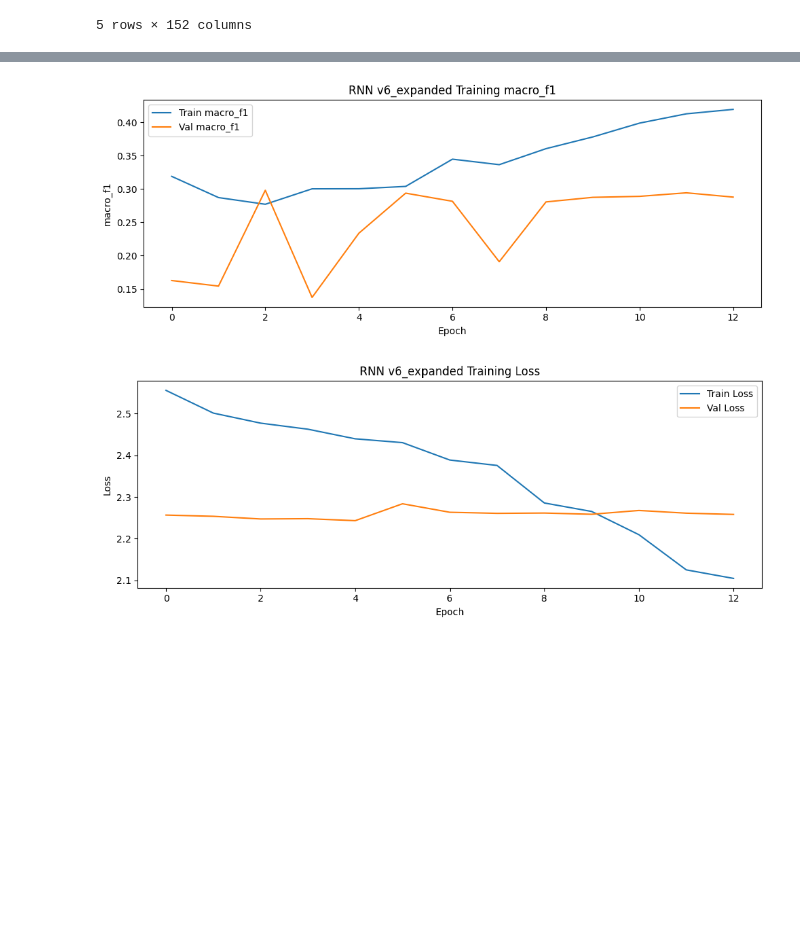
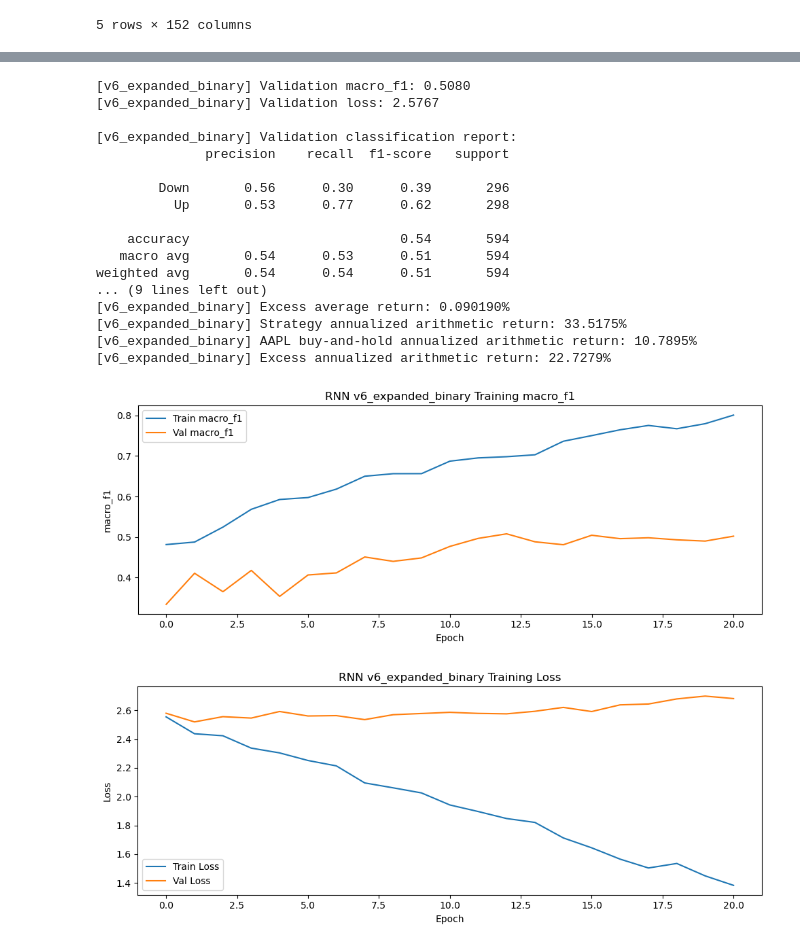
Before and after one commit to CharonWTang/STOCK_PREDICTION, a Jupyter notebook: Charon_Final.ipynb, the cells around one changed output, grey strips where cells are left out. Drawn from its saved outputs; the diff is of its cells as text; code cells hidden in the pictures; blank space fills up the shorter version.

```diff
--- a/Charon_Final.ipynb
+++ b/Charon_Final.ipynb
@@ -959,8 +1028,13 @@ Other possible helping solution:
 # %%
 # since we want to transfer the data, we need to understand the data.
 # the indicator of the market: SPY
-# start from add_technical_features output, then append alpha/beta from ret_1d.
+# start from add_technical_features output, then remove AAPL raw OHLCV/corporate-action columns.
 
 AAPL_data_expand = add_technical_features(AAPL_data)
+AAPL_raw_cols = [col for col in AAPL_data.columns if col in AAPL_data_expand.columns]
+AAPL_data_expand = AAPL_data_expand.drop(columns=AAPL_raw_cols)
+
+print("Dropped AAPL raw columns:", AAPL_raw_cols)
+print("AAPL technical-only shape:", AAPL_data_expand.shape)
 AAPL_data_expand.head(20)
 # %% [output]
@@ -1038,6 +1143,13 @@ AAPL_data_expand.head(50)
 # %%
 # Adding these seems meaningful information, let's see if it helps
-x_train_exp, y_train_exp, x_val_exp, y_val_exp, x_test_exp, y_test_exp = single_stock_split(
+# Binary setup: train removes flat days using the 3-class threshold first; validation/test use 0 as the Down/Up boundary.
+(
+    x_train_exp, y_train_exp,
+    x_val_exp, y_val_exp,
+    x_test_exp, y_test_exp,
+    idx_train_exp_v6, idx_val_exp_v6, idx_test_exp_v6,
+    train_raw_return_exp_v6, val_raw_return_exp_v6, test_raw_return_exp_v6,
+) = single_stock_split(
     AAPL_data_expand,
     AAPLReturn,
     train_size=0.7,
@@ -1045,8 +1157,9 @@ x_train_exp, y_train_exp, x_val_exp, y_val_exp, x_test_exp, y_test_exp = single_
     test_size=0.15,
     window_size=252,
     add_transformed_features=0,
-    target_mode="direction_3class",
-    return_index=False,
+    target_mode="direction_binary",
+    return_index=True,
+    return_raw_target=True,
 )
 
 print("x_train_exp shape:", x_train_exp.shape)
@@ -1055,10 +1168,14 @@ print("x_val_exp shape:", x_val_exp.shape)
 print("y_val_exp shape:", y_val_exp.shape)
 print("x_test_exp shape:", x_test_exp.shape)
 print("y_test_exp shape:", y_test_exp.shape)
+print("train label counts [Down, Up]:", np.bincount(y_train_exp, minlength=2))
+print("val label counts [Down, Up]:", np.bincount(y_val_exp, minlength=2))
+print("test label counts [Down, Up]:", np.bincount(y_test_exp, minlength=2))
+print("val raw return shape:", val_raw_return_exp_v6.shape, "val index shape:", idx_val_exp_v6.shape)
 
 # v6: RNN on AAPL with expanded features (technical + SPY-related)
 
-# labels are already in {0, 1, 2} from split
+# labels are already in {0, 1} = {Down, Up} from split
 y_train_rnn_v6 = y_train_exp
 y_val_rnn_v6 = y_val_exp
 y_test_rnn_v6 = y_test_exp
@@ -1070,7 +1187,7 @@ x_train_rnn_v6 = (x_train_exp - train_mean_v6) / train_std_v6
 x_val_rnn_v6 = (x_val_exp - train_mean_v6) / train_std_v6
 x_test_rnn_v6 = (x_test_exp - train_mean_v6) / train_std_v6
 
-num_classes_v6 = 3
+num_classes_v6 = 2
 input_shape_v6 = x_train_rnn_v6.shape[1:]
 
 keras.backend.clear_session()
@@ -1086,11 +1203,10 @@ rnn_model_v6 = keras.Sequential([
     layers.Dense(num_classes_v6, activation="softmax"),
 ])
 
-# same cost-sensitive loss as before
+# binary cost-sensitive loss: penalize predicting the opposite direction
 loss_matrix_v6 = np.array([
-    [0.0, 3.0, 3.0],  # true Down
-    [0.0, 0.2, 0.0],  # true Flat
-    [3.0, 3.0, 0.0],  # true Up
+    [0.0, 3.0],  # true Down, predicted Up
+    [3.0, 0.0],  # true Up, predicted Down
 ], dtype=np.float32)
 loss_matrix_tf_v6 = tf.constant(loss_matrix_v6, dtype=tf.float32)
 
@@ -1130,6 +1246,9 @@ rnn_results_v6 = evaluate_keras_model_on_validation(
     history=history_v6,
     x_val=x_val_rnn_v6,
     y_val_cat=y_val_rnn_v6,
-    prefix="v6_expanded",
+    prefix="v6_expanded_binary",
+    class_names=("Down", "Up"),
+    raw_return=val_raw_return_exp_v6,
+    benchmark_name="AAPL buy-and-hold",
 )
 # %% [output]
@@ -1153,2 +1285,19 @@ Epoch 3/60
+[v6_expanded_binary] Validation macro_f1: 0.5080
+[v6_expanded_binary] Validation loss: 2.5767
+
+[v6_expanded_binary] Validation classification report:
+              precision    recall  f1-score   support
+
+        Down       0.56      0.30      0.39       296
+          Up       0.53      0.77      0.62       298
+
+    accuracy                           0.54       594
+   macro avg       0.54      0.53      0.51       594
+weighted avg       0.54      0.54      0.51       594
+... (9 lines left out)
+[v6_expanded_binary] Excess average return: 0.090190%
+[v6_expanded_binary] Strategy annualized arithmetic return: 33.5175%
+[v6_expanded_binary] AAPL buy-and-hold annualized arithmetic return: 10.7895%
+[v6_expanded_binary] Excess annualized arithmetic return: 22.7279%
-[figure, old version]
+[figure, new version]
-[figure, old version]
+[figure, new version]
```
Also changed, not shown: parts of 81 cells of this notebook, 40 other files.
